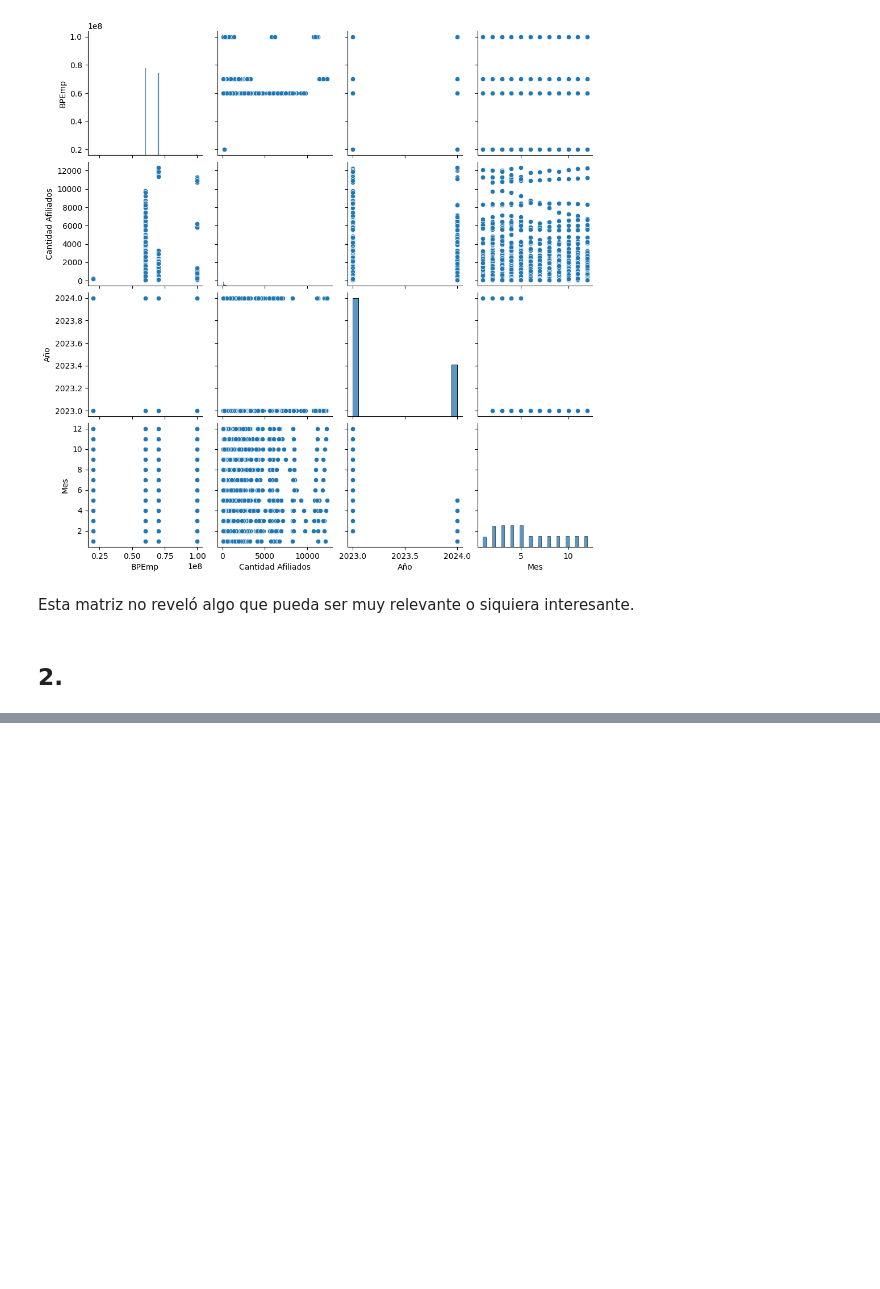
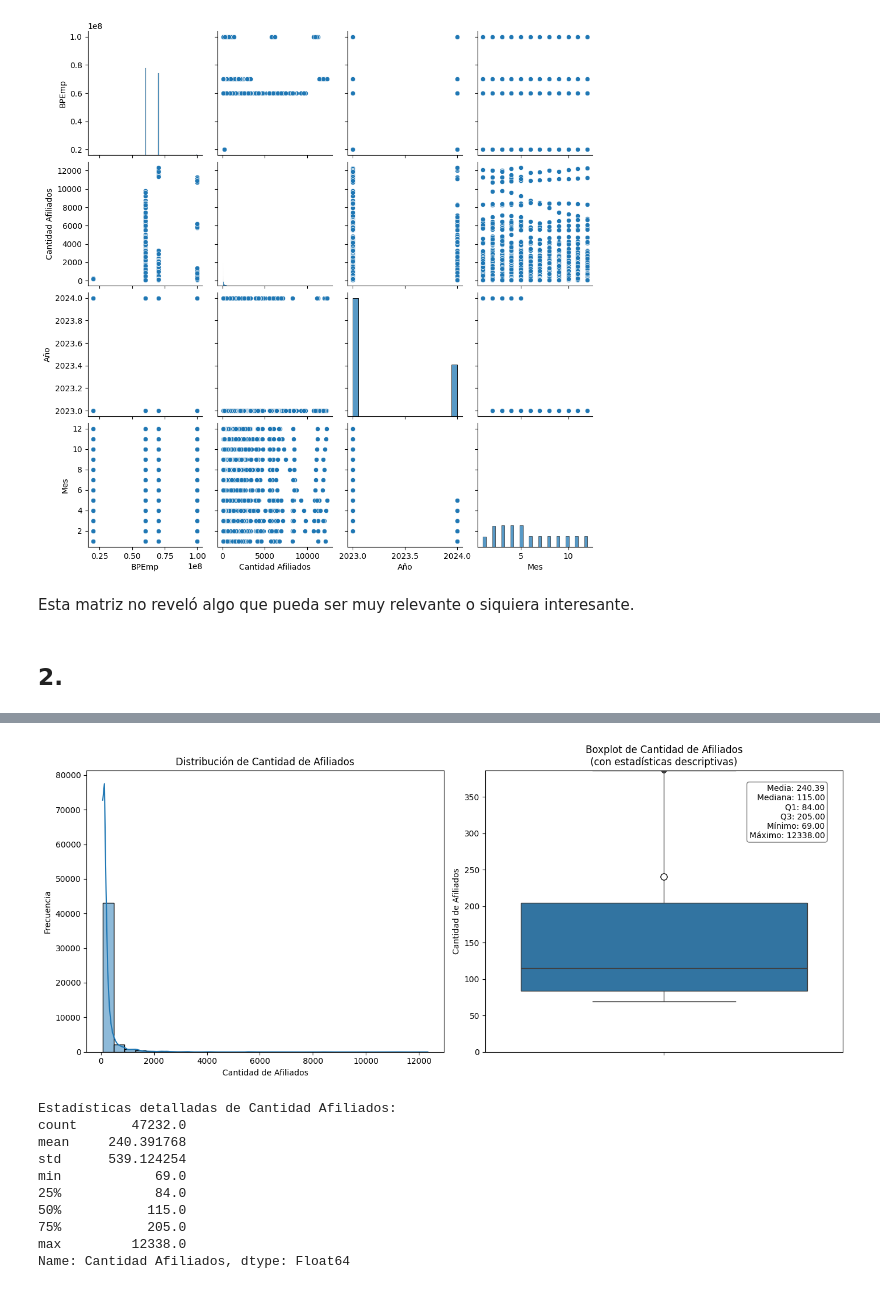
Before and after one commit to fyamith01/Prueba_Comfama, a Jupyter notebook: Entrega/parte_2/modelo_Fabian-Yamith-Tovar.ipynb, the cells around one changed output, grey strips where cells are left out. Drawn from its saved outputs; the diff is of its cells as text; code cells hidden in the pictures; blank space fills up the shorter version.

```diff
--- a/Entrega/parte_2/modelo_Fabian-Yamith-Tovar.ipynb
+++ b/Entrega/parte_2/modelo_Fabian-Yamith-Tovar.ipynb
@@ -65,0 +70,20 @@ En la celda anterior hice una exploración básica de los datos, tipo de datos,
+# %%
+meses_abrev = {
+    1: 'Ene',
+    2: 'Feb',
+    3: 'Mar',
+    4: 'Abr',
+    5: 'May',
+    6: 'Jun',
+    7: 'Jul',
+    8: 'Ago',
+    9: 'Sep',
+    10: 'Oct',
+    11: 'Nov',
+    12: 'Dic'
+}
+
+# Crear la nueva columna 'Mes_Abrev' mapeando los valores de la columna 'Mes'
+df['Mes_Abrev'] = df['Mes'].map(meses_abrev)
+
+print(df.head())
@@ -77,0 +133,60 @@ Esta matriz no reveló algo que pueda ser muy relevante o siquiera interesante.
+# %%
+plt.figure(figsize=(14, 6))
+
+#Distribución de la Cantidad de Afiliados, en un histograma
+plt.subplot(1, 2, 1)
+sns.histplot(df['Cantidad Afiliados'], kde=True, bins=30)
+plt.title('Distribución de Cantidad de Afiliados')
+plt.xlabel('Cantidad de Afiliados')
+plt.ylabel('Frecuencia')
+
+#Diagrama de cajas y bigotes para intentar encontrar datos atípicos de la cantidad de afiliados
+plt.subplot(1, 2, 2)
+ax = sns.boxplot(y=df['Cantidad Afiliados'],
+                showmeans=True,  # Mostrar la media
+                meanprops={'marker':'o',  # Propiedades de la media
+                          'markerfacecolor':'white',
+                          'markeredgecolor':'black',
+                          'markersize':'8'})
+
+# Mostrar una tabla con las convenciones de valores importantes
+stats = df['Cantidad Afiliados'].describe()
+textstr = '\n'.join((
+    f'Media: {stats["mean"]:.2f}',
+    f'Mediana: {stats["50%"]:.2f}',
+    f'Q1: {stats["25%"]:.2f}',
+    f'Q3: {stats["75%"]:.2f}',
+    f'Mínimo: {stats["min"]:.2f}',
+    f'Máximo: {stats["max"]:.2f}'))
+
+props = dict(boxstyle='round', facecolor='white', alpha=0.5) #Ponemos en formato de texto las estadísticas principales
+ax.text(0.95, 0.95, textstr, transform=ax.transAxes,
+        verticalalignment='top', horizontalalignment='right', bbox=props)
+
+plt.title('Boxplot de Cantidad de Afiliados\n(con estadísticas descriptivas)')
+plt.ylabel('Cantidad de Afiliados')
+
+# Ajustamos los límites del eje y si hay muchos outliers. PDTA: Hay muchos
+q1 = stats["25%"]
+q3 = stats["75%"]
+iqr = q3 - q1
+upper_bound = q3 + 1.5*iqr
+plt.ylim(bottom=0, top=min(upper_bound, stats["max"]))  # Limitar vista a 1.5*IQR, en estadística es lo estándar
+
+plt.tight_layout()
+plt.show()
+
+print("\nEstadísticas detalladas de Cantidad Afiliados:")
+print(df['Cantidad Afiliados'].describe())
+# %% [output]
+[figure, added]
+Estadísticas detalladas de Cantidad Afiliados:
+count       47232.0
+mean     240.391768
+std      539.124254
+min            69.0
+25%            84.0
+50%           115.0
+75%           205.0
+max         12338.0
+Name: Cantidad Afiliados, dtype: Float64
```
Also changed, not shown: parts of 33 cells of this notebook, 3 other files.
